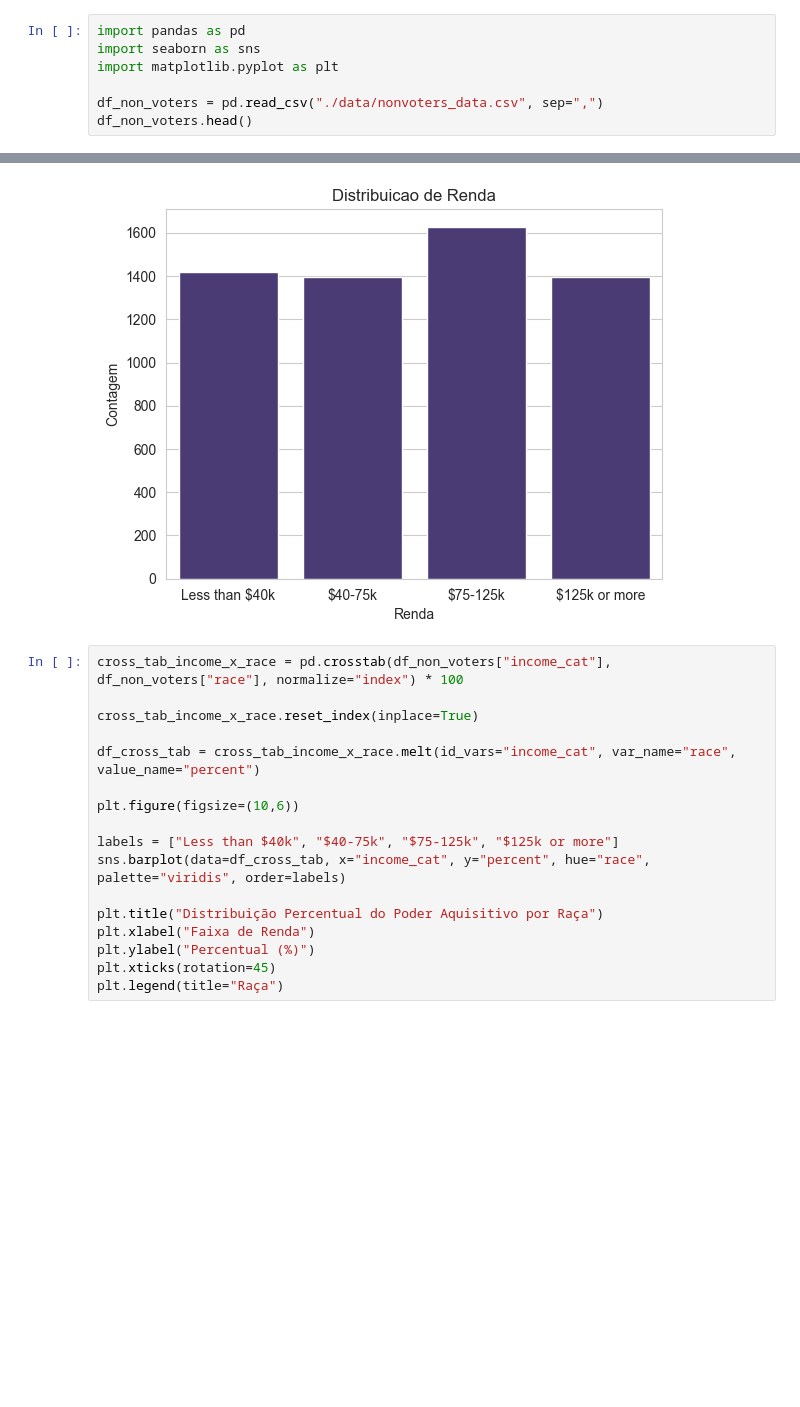
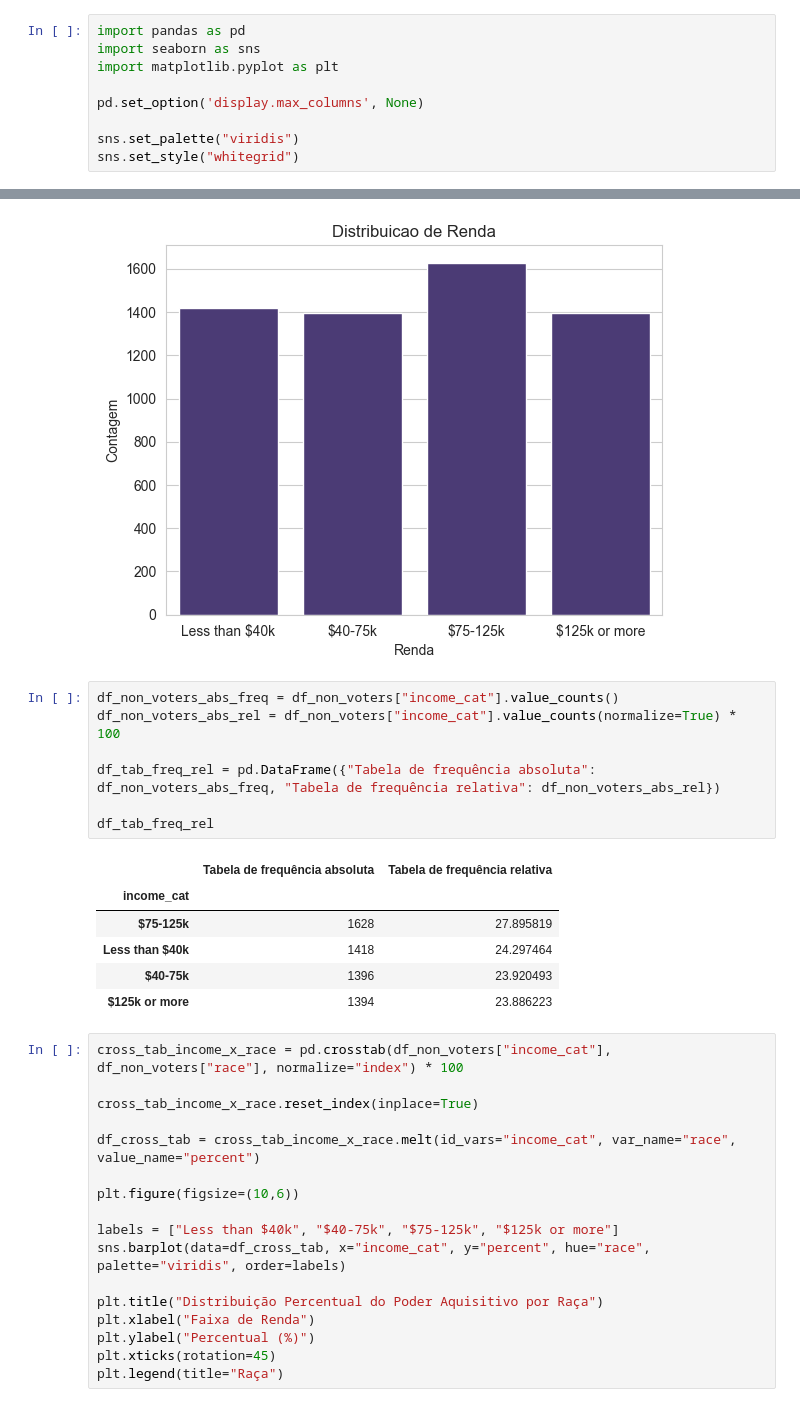
Before and after one commit to raulward/non-voters-project, a Jupyter notebook: workbook.ipynb, the cells around one changed output, grey strips where cells are left out. Cells and saved outputs as stored; diff of their text form; blank space fills up the shorter version.

```diff
--- a/workbook.ipynb
+++ b/workbook.ipynb
@@ -17,5 +19,7 @@ import pandas as pd
 import seaborn as sns
 import matplotlib.pyplot as plt
 
-df_non_voters = pd.read_csv("./data/nonvoters_data.csv", sep=",")
-df_non_voters.head()
+pd.set_option('display.max_columns', None)
+
+sns.set_palette("viridis")
+sns.set_style("whitegrid")
@@ -107,6 +135,20 @@ plt.ylabel("Contagem")
 plt.show()
 # %% [output]
 [figure]
+# %%
+df_non_voters_abs_freq = df_non_voters["income_cat"].value_counts()
+df_non_voters_abs_rel = df_non_voters["income_cat"].value_counts(normalize=True) * 100
+
+df_tab_freq_rel = pd.DataFrame({"Tabela de frequência absoluta": df_non_voters_abs_freq, "Tabela de frequência relativa": df_non_voters_abs_rel})
+
+df_tab_freq_rel
+# %% [output]
+|  | Tabela de frequência absoluta | Tabela de frequência relativa |
+| income_cat |  |  |
+| $75-125k | 1628 | 27.895819 |
+| Less than $40k | 1418 | 24.297464 |
+| $40-75k | 1396 | 23.920493 |
+| $125k or more | 1394 | 23.886223 |
 # %%
 cross_tab_income_x_race = pd.crosstab(df_non_voters["income_cat"], df_non_voters["race"], normalize="index") * 100
 
```
Also changed, not shown: parts of 15 cells of this notebook.
